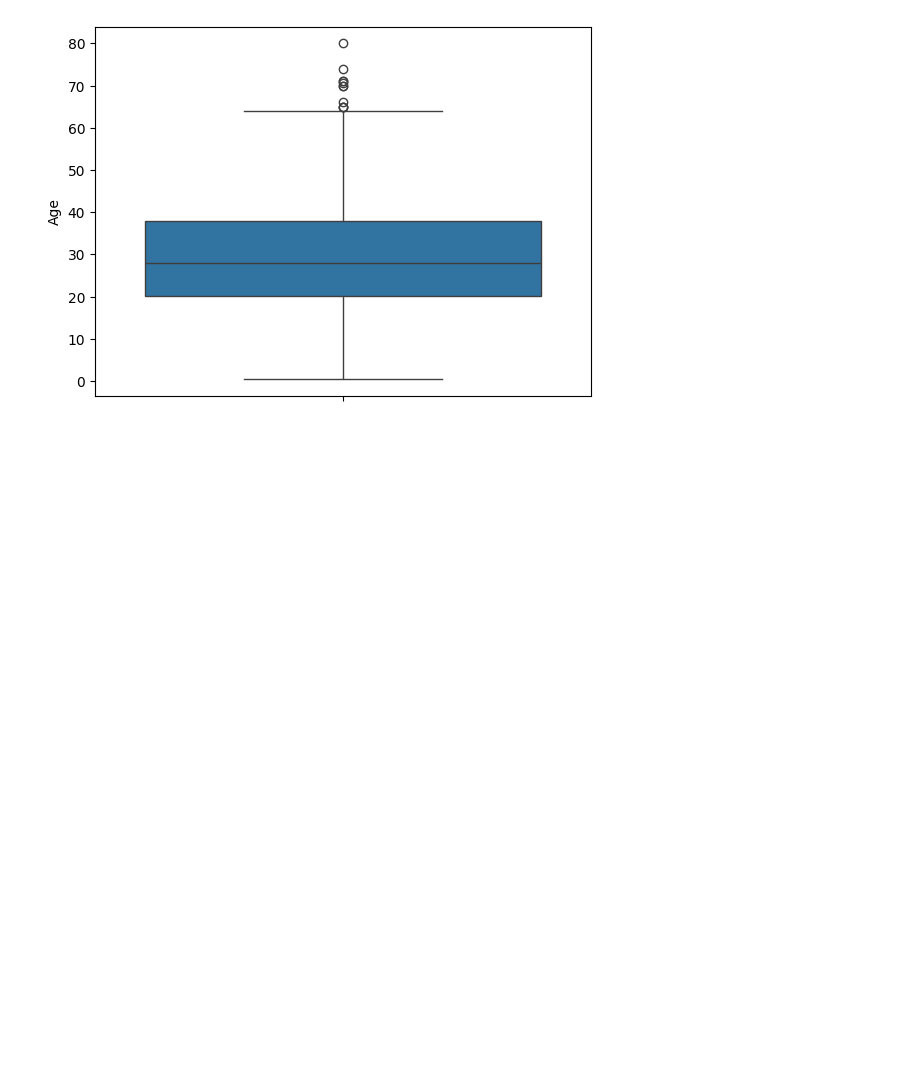
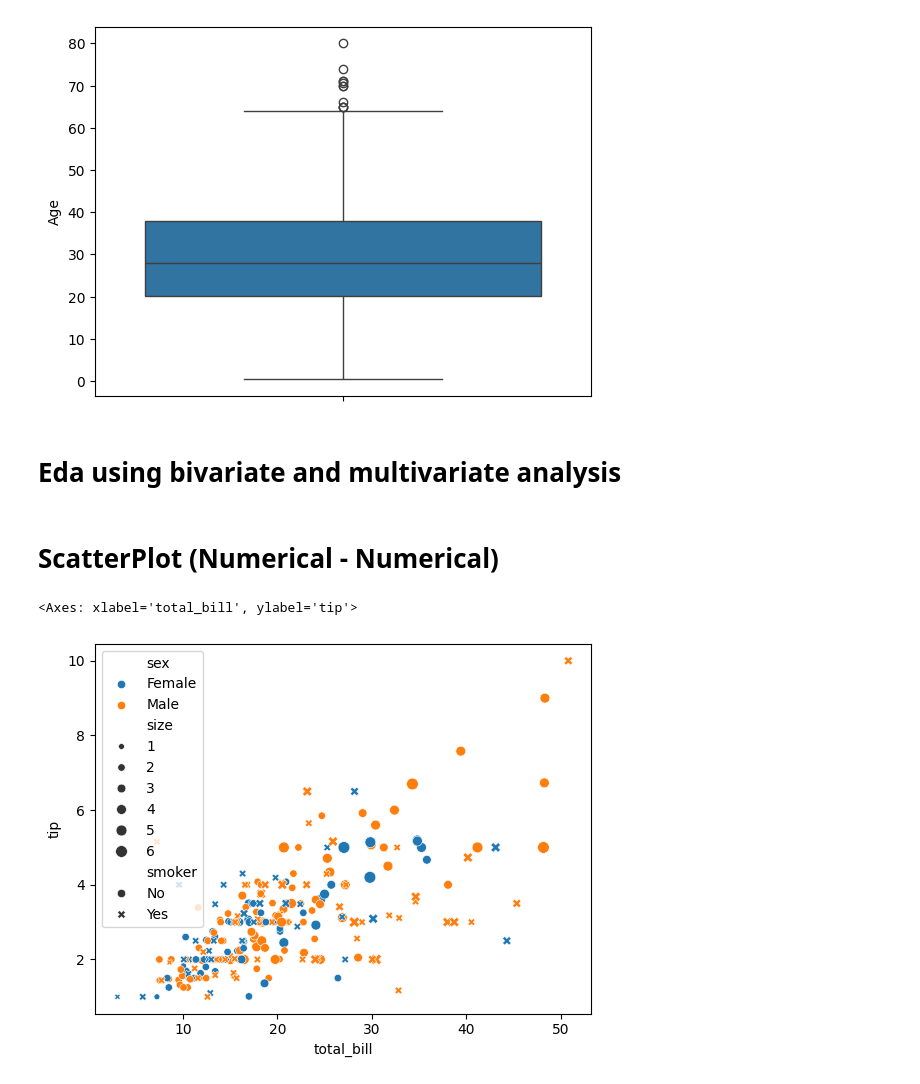
Before and after one commit to Abhinav-Ranga/Machine-learning, a Jupyter notebook: MLnotes11.ipynb, the cells around one changed output. Drawn from its saved outputs; the diff is of its cells as text; code cells hidden in the pictures; blank space fills up the shorter version.

```diff
--- a/MLnotes11.ipynb
+++ b/MLnotes11.ipynb
@@ -465,3 +465,32 @@ sns.boxplot(df['Age'])
 # %% [output]
 <Axes: ylabel='Age'>
 [figure]
+# %% [markdown]
+# Eda using  bivariate and multivariate analysis
+# %%
+import pandas as pd
+import seaborn as sns
+
+# 1. Tips Dataset
+tips_url = 'https://raw.githubusercontent.com/mwaskom/seaborn-data/master/tips.csv'
+tips = pd.read_csv(tips_url)
+
+# 2. Titanic Dataset
+titanic = 'https://raw.githubusercontent.com/pcsanwald/kaggle-titanic/master/train.csv'
+titanic = pd.read_csv(titanic_url)
+
+# 3. Flights Dataset
+flights = 'https://raw.githubusercontent.com/mwaskom/seaborn-data/master/flights.csv'
+flights = pd.read_csv(flights_url)
+
+# 4. Iris Dataset
+iris_url =  'https://raw.githubusercontent.com/mwaskom/seaborn-data/master/iris.csv'
+iris = pd.read_csv(iris_url)
+# %% [markdown]
+# ScatterPlot (Numerical - Numerical)
+# %%
+tips.sample(5)
+sns.scatterplot(data = tips,x ='total_bill',y = 'tip', hue = 'sex' ,style = 'smoker',size = 'size')
+# %% [output]
+<Axes: xlabel='total_bill', ylabel='tip'>
+[figure, added]
```
Also changed, not shown: parts of 19 cells of this notebook.
